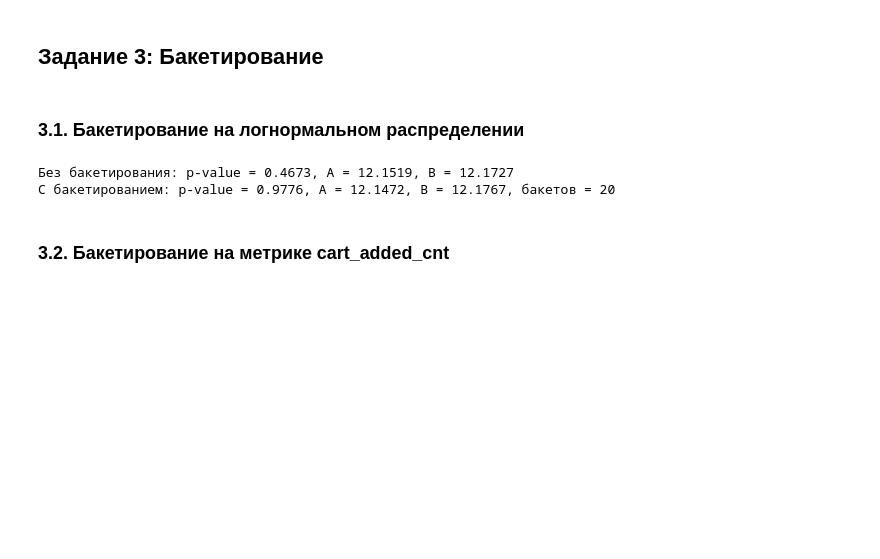
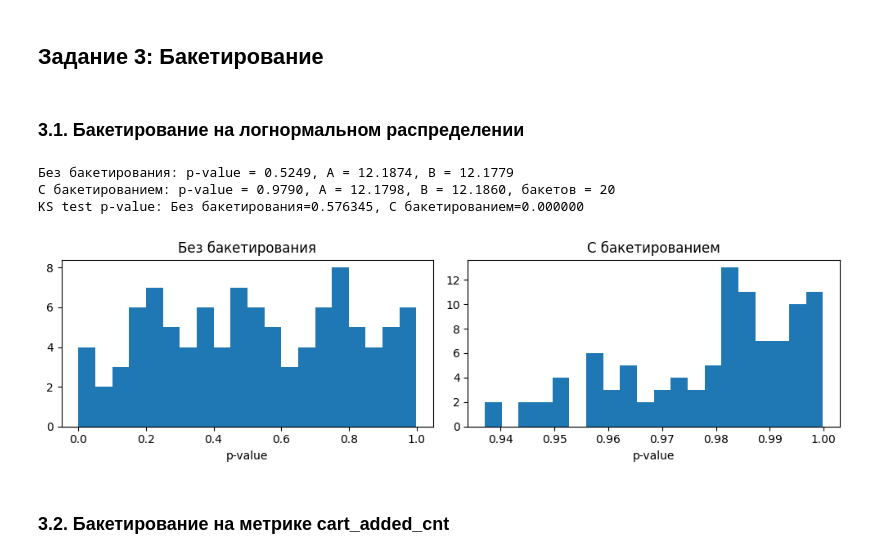
Before and after one commit to LeftGoga/AB, a Jupyter notebook: AB_ITMO_HomeWork2.ipynb, the cells around one changed output. Drawn from its saved outputs; the diff is of its cells as text; code cells hidden in the pictures; blank space fills up the shorter version.

```diff
--- a/AB_ITMO_HomeWork2.ipynb
+++ b/AB_ITMO_HomeWork2.ipynb
@@ -374,35 +422,58 @@ means_b_no_bucket = []
 means_a_bucket = []
 means_b_bucket = []
 for i in tqdm(range(100), desc="Bucketing lognormal"):
     data_a_new = np.random.lognormal(mean=mu, sigma=sigma, size=n_samples // 2)
     data_b_new = np.random.lognormal(mean=mu, sigma=sigma, size=n_samples // 2)
     t_no_bucket = stats.ttest_ind(data_a_new, data_b_new)
     pvalues_no_bucket.append(t_no_bucket.pvalue)
     means_a_no_bucket.append(data_a_new.mean())
     means_b_no_bucket.append(data_b_new.mean())
     df_new = pd.DataFrame({
         'user_id': range(n_samples),
         'group': ['A'] * (n_samples // 2) + ['B'] * (n_samples // 2),
         'metric': np.concatenate([data_a_new, data_b_new])
     })
     bucketed_new = bucket_metric(df_new, 'metric', n_buckets=20, method='quantile')
     t_bucket = ttest_bucketed(bucketed_new)
     pvalues_bucket.append(t_bucket.pvalue)
     means_a_bucket.append(bucketed_new[bucketed_new['group'] == 'A']['metric_mean'].mean())
     means_b_bucket.append(bucketed_new[bucketed_new['group'] == 'B']['metric_mean'].mean())
 
 t_test_no_bucket = np.mean(pvalues_no_bucket)
 t_test_bucket = np.mean(pvalues_bucket)
 mean_a = np.mean(means_a_no_bucket)
 mean_b = np.mean(means_b_no_bucket)
 mean_a_b = np.mean(means_a_bucket)
 mean_b_b = np.mean(means_b_bucket)
 
+ks_no_bucket = stats.kstest(pvalues_no_bucket, 'uniform')
+ks_bucket = stats.kstest(pvalues_bucket, 'uniform')
+
 print(f"Без бакетирования: p-value = {t_test_no_bucket:.4f}, A = {mean_a:.4f}, B = {mean_b:.4f}")
 print(f"С бакетированием: p-value = {t_test_bucket:.4f}, A = {mean_a_b:.4f}, B = {mean_b_b:.4f}, бакетов = 20")
+print(f"KS test p-value: Без бакетирования={ks_no_bucket.pvalue:.6f}, С бакетированием={ks_bucket.pvalue:.6f}")
+
+plt.figure(figsize=(10, 3))
+plt.subplot(1, 2, 1)
+plt.hist(pvalues_no_bucket, bins=20)
+plt.title('Без бакетирования')
+plt.xlabel('p-value')
+
+plt.subplot(1, 2, 2)
+plt.hist(pvalues_bucket, bins=20)
+plt.title('С бакетированием')
+plt.xlabel('p-value')
+
+plt.tight_layout()
+plt.show()
+
+print(f"Без бакетирования: KS p-value={ks_no_bucket.pvalue:.4f} - {'Равномерное распределение (тест корректен)' if ks_no_bucket.pvalue > 0.05 else 'Неравномерное распределение (тест некорректен)'}")
+print(f"С бакетированием: KS p-value={ks_bucket.pvalue:.4f} - {'Равномерное распределение (тест корректен)' if ks_bucket.pvalue > 0.05 else 'Неравномерное распределение (тест некорректен)'}")
 # %% [output]
-Без бакетирования: p-value = 0.4673, A = 12.1519, B = 12.1727
-С бакетированием: p-value = 0.9776, A = 12.1472, B = 12.1767, бакетов = 20
+Без бакетирования: p-value = 0.5249, A = 12.1874, B = 12.1779
+С бакетированием: p-value = 0.9790, A = 12.1798, B = 12.1860, бакетов = 20
+KS test p-value: Без бакетирования=0.576345, С бакетированием=0.000000
+[figure, added]
 # %% [markdown]
 ### 3.2. Бакетирование на метрике cart_added_cnt
 # %%
```
Also changed, not shown: parts of 5 cells of this notebook.
